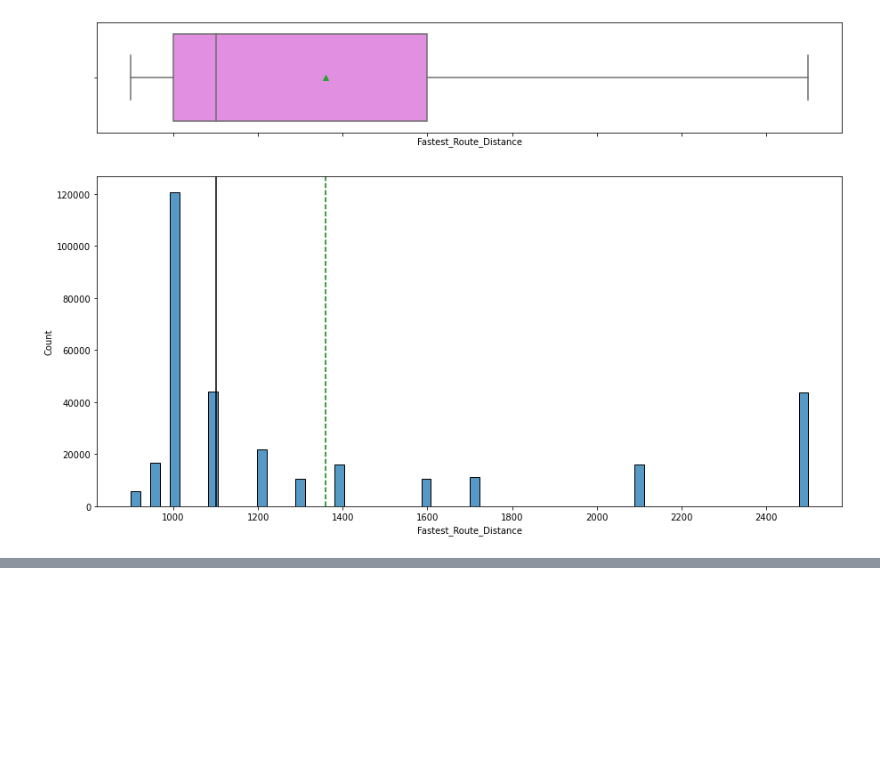
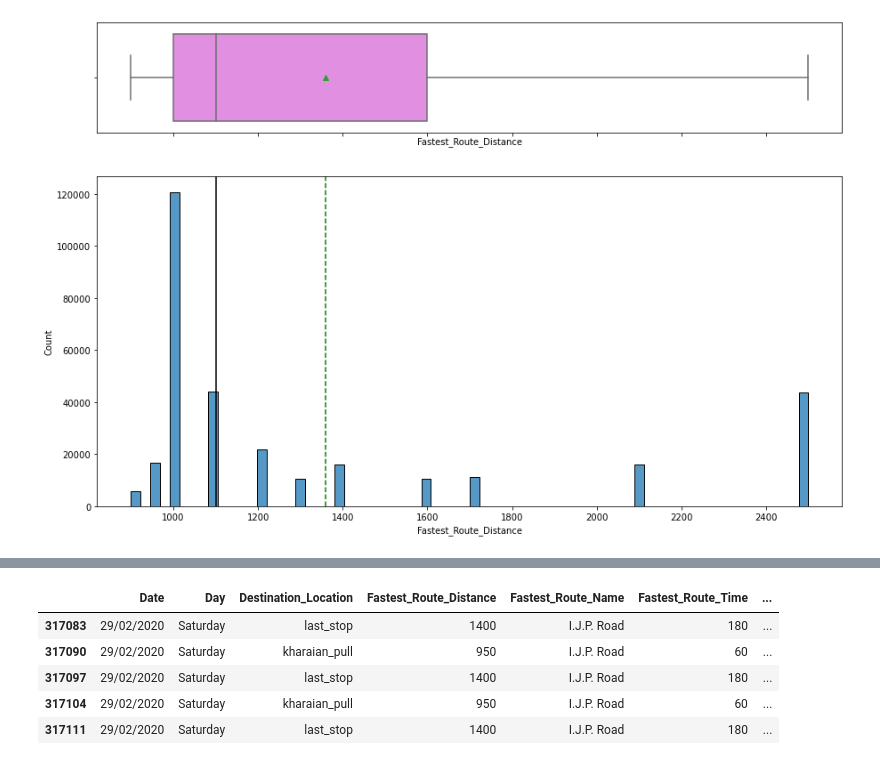
Before and after one commit to andromeda360/research-ds-use-cases, a Jupyter notebook: traffic_congestion/EDA.ipynb, the cells around one changed output, grey strips where cells are left out. Drawn from its saved outputs; the diff is of its cells as text; code cells hidden in the pictures; blank space fills up the shorter version.

```diff
--- a/traffic_congestion/EDA.ipynb
+++ b/traffic_congestion/EDA.ipynb
@@ -557,0 +605,9 @@ histogram_boxplot(logistics,"Fastest_Route_Distance",bins=70)
+# %%
+test_under.tail()
+# %% [output]
+|  | Date | Day | Destination_Location | Fastest_Route_Distance | Fastest_Route_Name | Fastest_Route_Time | ... |
+| 317083 | 29/02/2020 | Saturday | last_stop | 1400 | I.J.P. Road | 180 | ... |
+| 317090 | 29/02/2020 | Saturday | kharaian_pull | 950 | I.J.P. Road | 60 | ... |
+| 317097 | 29/02/2020 | Saturday | last_stop | 1400 | I.J.P. Road | 180 | ... |
+| 317104 | 29/02/2020 | Saturday | kharaian_pull | 950 | I.J.P. Road | 60 | ... |
+| 317111 | 29/02/2020 | Saturday | last_stop | 1400 | I.J.P. Road | 180 | ... |
```
Also changed, not shown: parts of 14 cells of this notebook, 2 other files.
